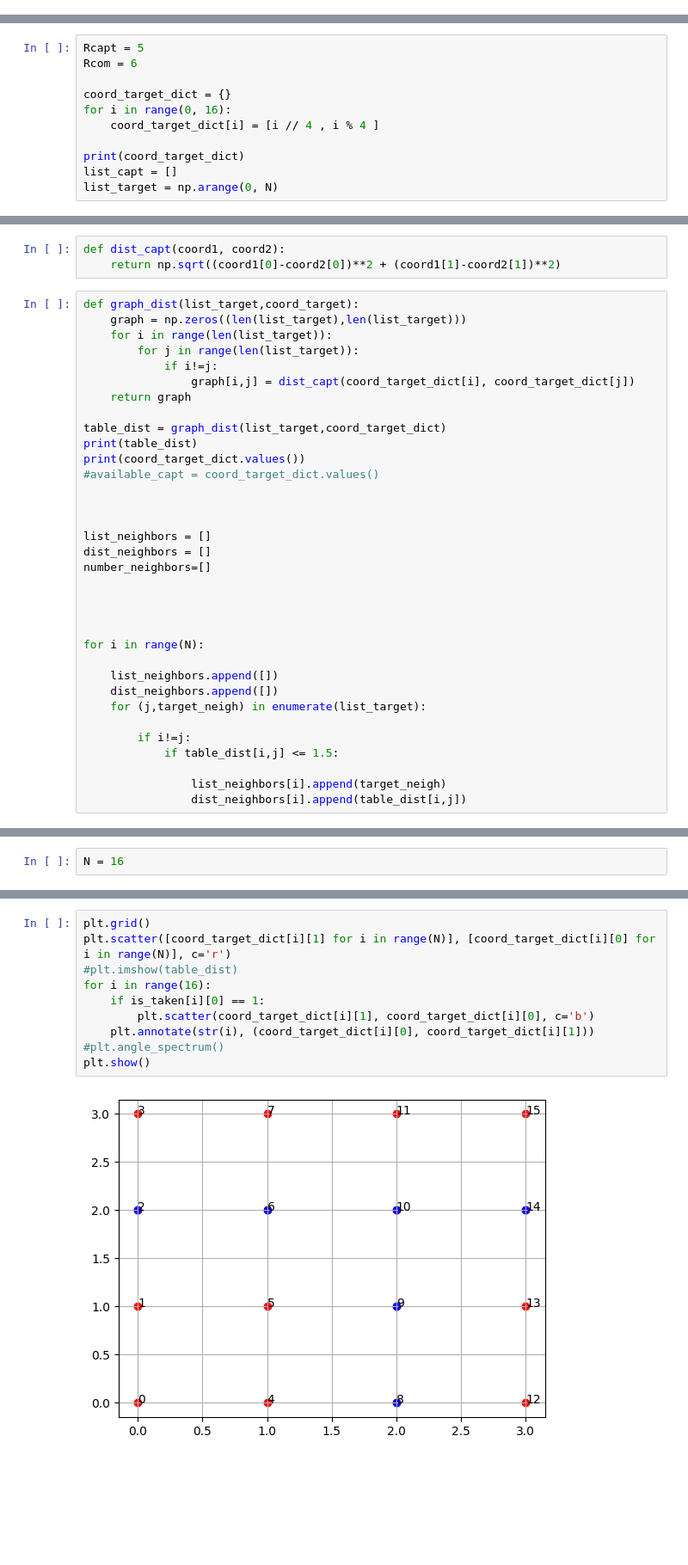
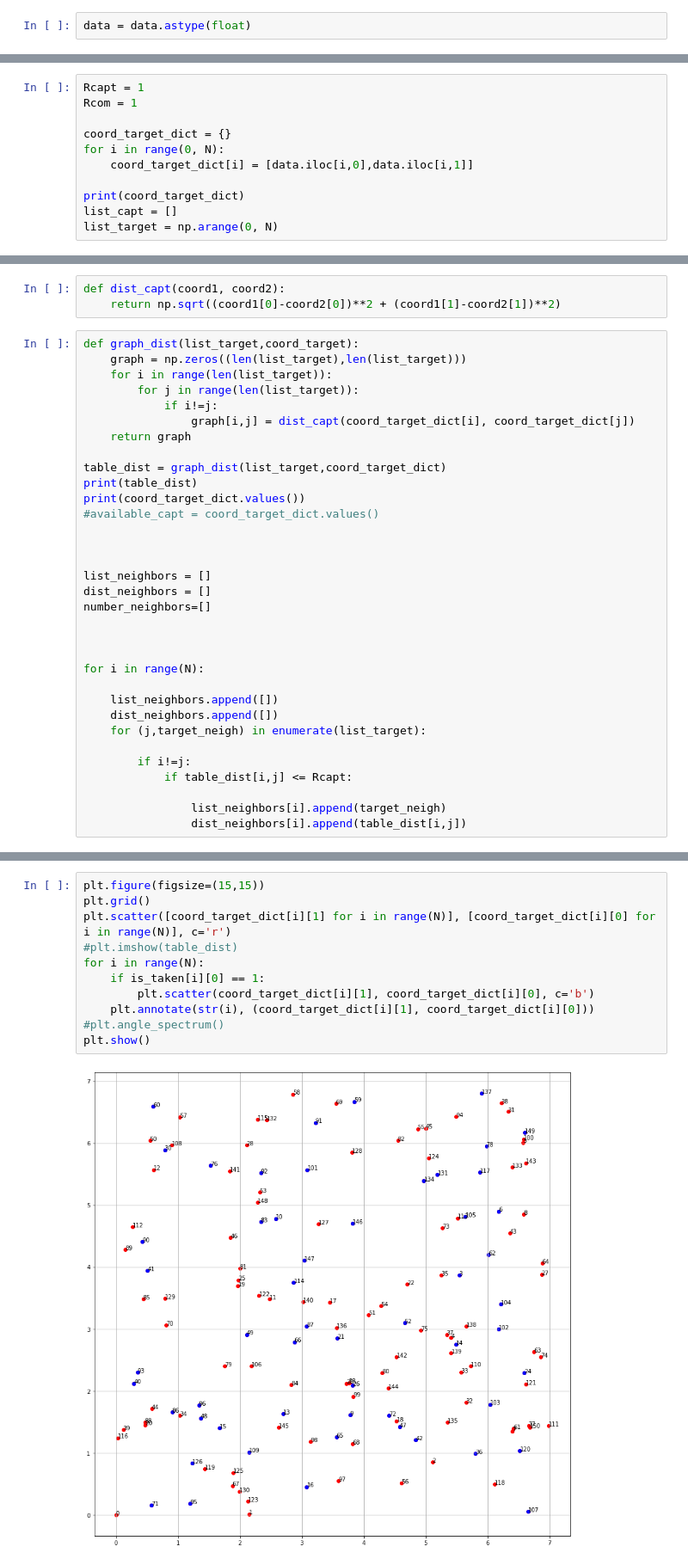
Before and after one commit to Ibra57/SOD324, a Jupyter notebook: main.ipynb, the cells around one changed output, grey strips where cells are left out. Shown: that part at 86% size. Saved outputs shown, nothing was run; the diff lists cells and outputs as text; blank space fills up the shorter version.

```diff
--- a/main.ipynb
+++ b/main.ipynb
@@ -5,0 +28,2 @@ N =16
+# %%
+data = data.astype(float)
@@ -6,10 +34,10 @@ N =16
 # %%
-Rcapt = 5
-Rcom = 6
+Rcapt = 1
+Rcom = 1
 
 coord_target_dict = {}
-for i in range(0, 16):
-    coord_target_dict[i] = [i // 4 , i % 4 ]
+for i in range(0, N):
+    coord_target_dict[i] = [data.iloc[i,0],data.iloc[i,1]]
 
 print(coord_target_dict)
 list_capt = []
@@ -41,7 +69,6 @@ number_neighbors=[]
 
 
 
-
 for i in range(N):
 
     list_neighbors.append([])
@@ -49,7 +76,7 @@ for i in range(N):
     for (j,target_neigh) in enumerate(list_target):
 
         if i!=j:
-            if table_dist[i,j] <= 1.5:
+            if table_dist[i,j] <= Rcapt:
 
                 list_neighbors[i].append(target_neigh)
                 dist_neighbors[i].append(table_dist[i,j])
@@ -126,8 +144,6 @@ def number_covered(is_taken, key):
     if is_taken[key][0] == 1:
         nb_capts += 1
     return nb_capts
-# %%
-N = 16
 # %%
 def gloutonne1(graph, is_taken, Rcapt, coord_target_dict, Rcom, list_neighbors, k):
     graph_copy= graph
@@ -195,15 +234,16 @@ print(coord_target_dict)
 # %%
+plt.figure(figsize=(15,15))
 plt.grid()
 plt.scatter([coord_target_dict[i][1] for i in range(N)], [coord_target_dict[i][0] for i in range(N)], c='r')
 #plt.imshow(table_dist)
-for i in range(16):
+for i in range(N):
     if is_taken[i][0] == 1:
         plt.scatter(coord_target_dict[i][1], coord_target_dict[i][0], c='b')
-    plt.annotate(str(i), (coord_target_dict[i][0], coord_target_dict[i][1]))
+    plt.annotate(str(i), (coord_target_dict[i][1], coord_target_dict[i][0]))
 #plt.angle_spectrum()
 plt.show()
 # %% [output]
-[figure, old version]
+[figure, new version]
 # %%
 
 #np.partition(table_dist[i], -2)[-2:]
```
Also changed, not shown: parts of 25 cells of this notebook.
